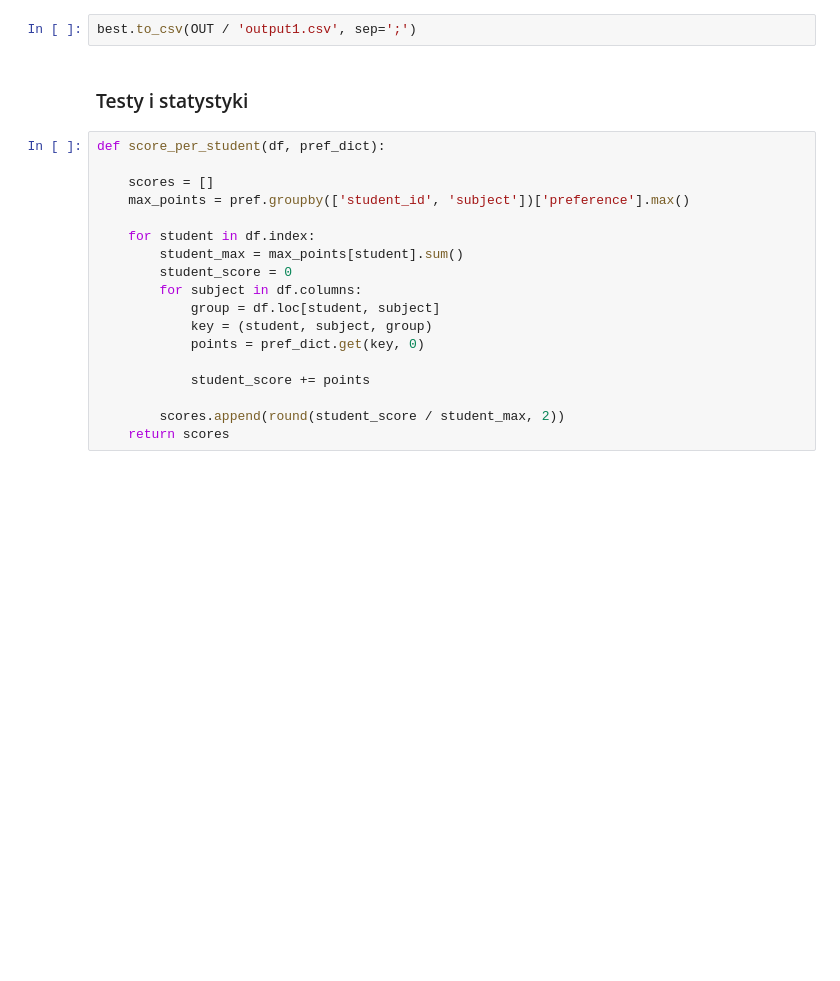
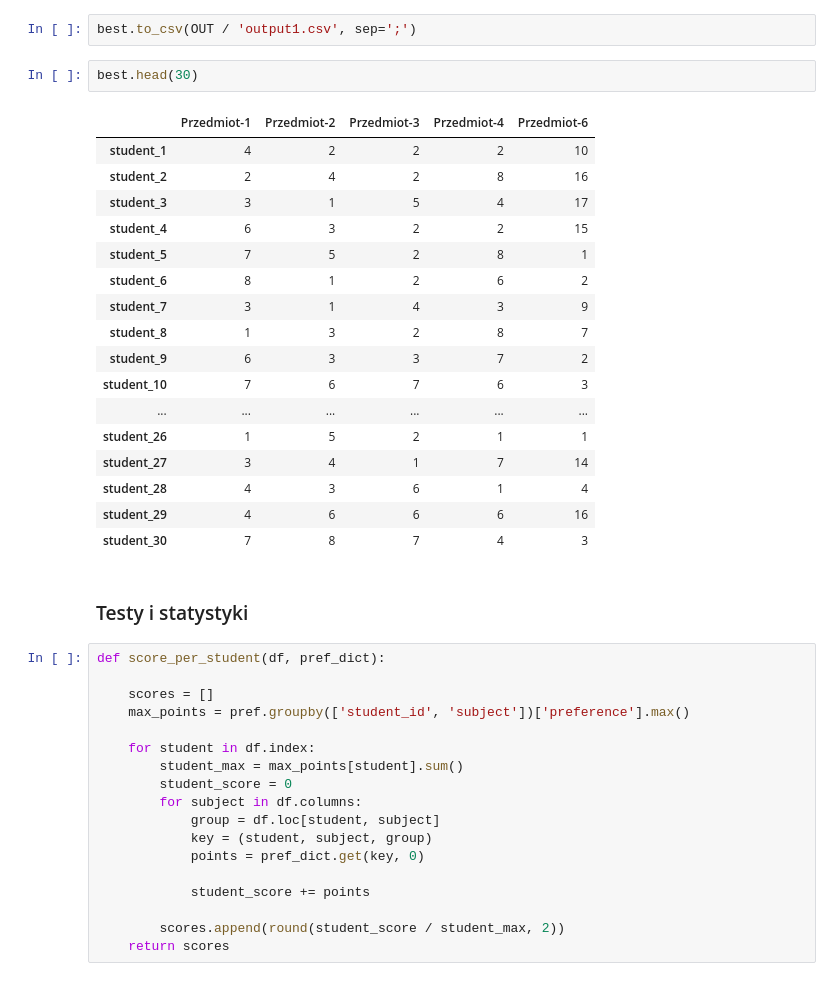
Before and after one commit to lkwinta/genetic_enroll, a Jupyter notebook: notebooks/genetic_enroll.ipynb, the cells around one changed output. Cells and saved outputs as stored; diff of their text form; blank space fills up the shorter version.

```diff
--- a/notebooks/genetic_enroll.ipynb
+++ b/notebooks/genetic_enroll.ipynb
@@ -285,5 +361,25 @@ Najlepszy fitness: 0.74
 # %%
 best.to_csv(OUT / 'output1.csv', sep=';')
+# %%
+best.head(30)
+# %% [output]
+|  | Przedmiot-1 | Przedmiot-2 | Przedmiot-3 | Przedmiot-4 | Przedmiot-6 |
+| student_1 | 4 | 2 | 2 | 2 | 10 |
+| student_2 | 2 | 4 | 2 | 8 | 16 |
+| student_3 | 3 | 1 | 5 | 4 | 17 |
+| student_4 | 6 | 3 | 2 | 2 | 15 |
+| student_5 | 7 | 5 | 2 | 8 | 1 |
+| student_6 | 8 | 1 | 2 | 6 | 2 |
+| student_7 | 3 | 1 | 4 | 3 | 9 |
+| student_8 | 1 | 3 | 2 | 8 | 7 |
+| student_9 | 6 | 3 | 3 | 7 | 2 |
+| student_10 | 7 | 6 | 7 | 6 | 3 |
+| ... | ... | ... | ... | ... | ... |
+| student_26 | 1 | 5 | 2 | 1 | 1 |
+| student_27 | 3 | 4 | 1 | 7 | 14 |
+| student_28 | 4 | 3 | 6 | 1 | 4 |
+| student_29 | 4 | 6 | 6 | 6 | 16 |
+| student_30 | 7 | 8 | 7 | 4 | 3 |
 # %% [markdown]
 ### Testy i statystyki
 # %%
```
Also changed, not shown: parts of 7 cells of this notebook.
